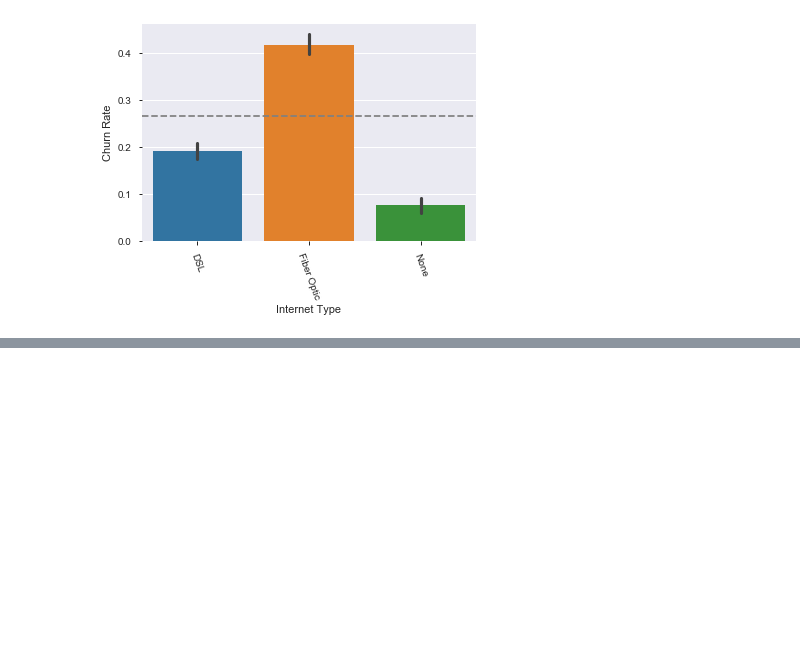
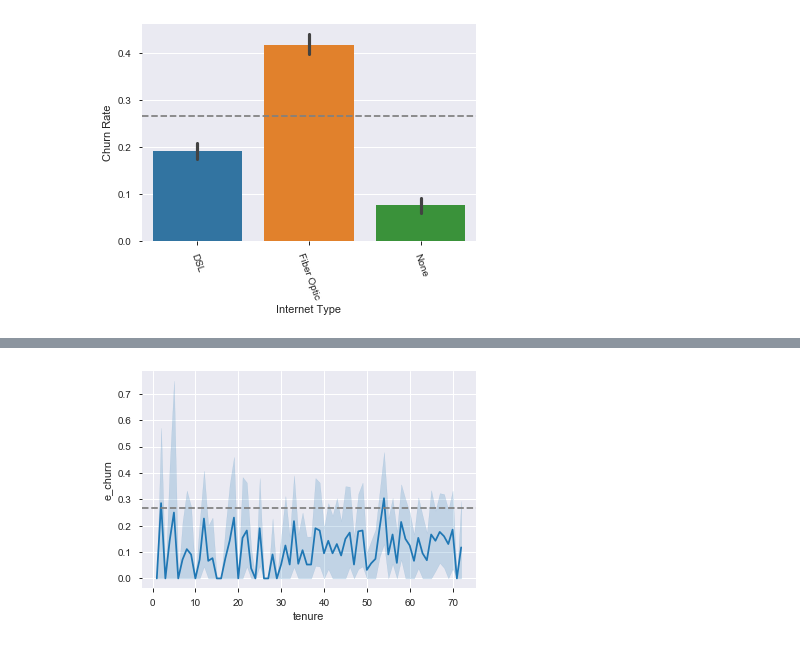
Before and after one commit to Padraic-Doran/classification_project, a Jupyter notebook: telco_class_project.ipynb, the cells around one changed output, grey strips where cells are left out. Cells and saved outputs as stored; diff of their text form; code cells hidden in the pictures; blank space fills up the shorter version.

```diff
--- a/telco_class_project.ipynb
+++ b/telco_class_project.ipynb
@@ -527,0 +568,6 @@ plt.show()
+# %%
+sns.lineplot(x="tenure", y="e_churn", data=oneyear)
+plt.axhline(churn_rate, ls='--', color='grey')
+plt.show()
+# %% [output]
+[figure, added]
```
Also changed, not shown: parts of 43 cells of this notebook.
